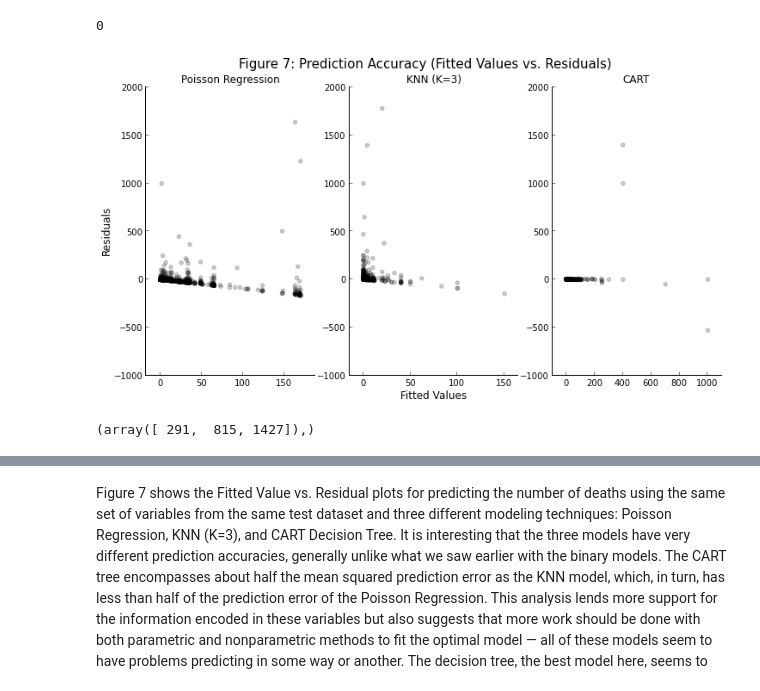
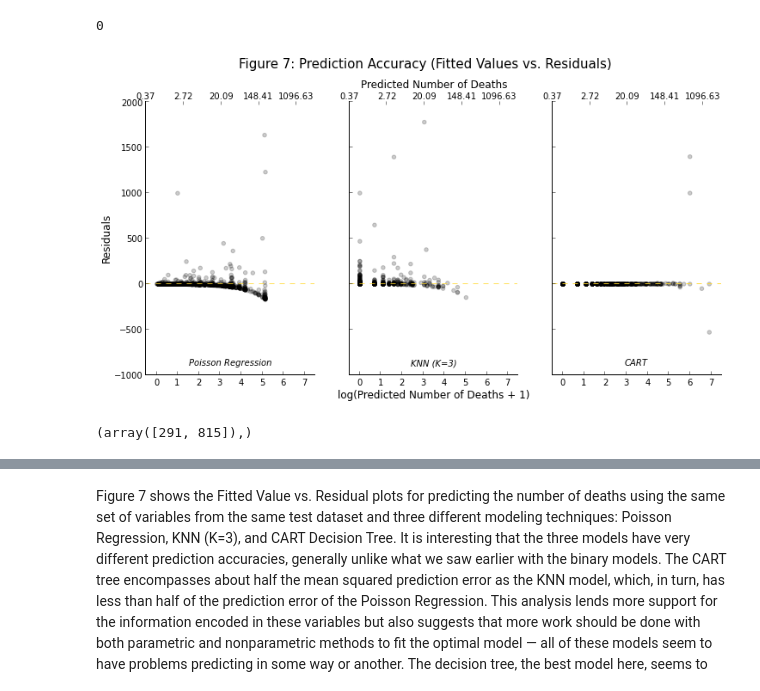
Before and after one commit to boyasm/STAT-222, a Jupyter notebook: Boyas 222 Project.ipynb, the cells around one changed output, grey strips where cells are left out. Drawn from its saved outputs; the diff is of its cells as text; code cells hidden in the pictures.

```diff
--- a/Boyas 222 Project.ipynb
+++ b/Boyas 222 Project.ipynb
@@ -1268,7 +1274,13 @@ v = v[~np.isnan(v).any(1)]
 Y = v.ndeath
 X = v[['ndeath', 'locnum', 'cgovtarget', 'etype', 'issue1', 'cinc']]
 estsCART = clf.predict(X)
-trueCART = Y
+trueCART = np.array(Y)
+
+#separate 3 outliers into individual objects
+estsCART_out = estsCART[[258, 291, 815]]
+trueCART_out = trueCART.T[[258, 291, 815]].T
+estsCART_del = np.delete(estsCART, [258, 291, 815])
+trueCART_del = np.delete(trueCART, [258, 291, 815])
 # %%
 # Use the same variablesto fit and test a KNN
 v = train[['ndeath', 'locnum', 'cgovtarget', 'etype', 'issue1', 'cinc']]
@@ -1306,9 +1324,17 @@ trueKNN = true.T
 # %%
-# Make residual plots for the models
+# Make residual plots for the models - no outlier legend
 fig = figure(figsize=(12,6), dpi=300)
+
+#PLOT THE POISSON
 ax1 = plt.subplot(131)
 width = 0.5
-p1 = ax1.scatter(estsP, trueP-estsP, color='black', alpha=0.2)
+p1 = ax1.scatter(np.log(estsP+1), trueP-estsP, color='black', alpha=0.2)
+ax1.set_xlim((-0.5,7.5))
+ax11 = ax1.twiny()
+oldAx = ax1.get_xticks()
+ax11.set_xlim((np.min(oldAx), np.max(oldAx)))
+ax11.set_xticks(oldAx[::2])
+ax11.set_xticklabels(np.round(exp(oldAx[::2]), decimals=2))
 
 axesToLose = ['top', 'right']
 for axis in axesToLose:
@@ -1318,52 +1344,69 @@ ax1.xaxis.set_ticks_position('bottom')
 ax1.yaxis.set_ticks_position('left')
 
 ax1.set_ylabel('Residuals', fontsize=12)
-ax1.set_xlim((-0.1*np.max(estsP), 1.1*np.max(estsP)))
 ax1.set_ylim((-1000, 2000))
+ax1.axhline(0, color=light[5], ls='dashed', alpha=0.75)
+ax1.text(3.5,-900, 'Poisson Regression', style='italic', horizontalalignment='center')
 
-ax1.set_title('Poisson Regression')
-
+#PLOT THE KNN
 ax2 = plt.subplot(132)
 width = 0.5
-p2 = ax2.scatter(estsKNN, trueKNN-estsKNN, color='black', alpha=0.2)
+p2 = ax2.scatter(np.log(estsKNN+1), trueKNN-estsKNN, color='black', alpha=0.2)
+ax2.set_xlim((-0.5,7.5))
+ax21 = ax2.twiny()
+oldAx = ax2.get_xticks()
+ax21.set_xlim((np.min(oldAx), np.max(oldAx)))
+ax21.set_xticks(oldAx[::2])
+ax21.set_xticklabels(np.round(exp(oldAx[::2]), decimals=2))
 
 axesToLose = ['top', 'right']
 for axis in axesToLose:
     ax2.spines[axis].set_visible(False)
 
 ax2.xaxis.set_ticks_position('bottom')
 ax2.yaxis.set_ticks_position('left')
+ax2.set_yticklabels([])
+ax2.set_xlabel('log(Predicted Number of Deaths + 1)', fontsize=12)
+ax21.set_xlabel('Predicted Number of Deaths', fontsize=12)
+ax2.set_xlim((-0.5, 7.5))
+ax2.set_ylim((-1000, 2000))
+ax2.axhline(0, color=light[5], ls='dashed', alpha=0.75)
+ax2.text(3.5,-900, 'KNN (K=3)', style='italic', horizontalalignment='center')
 
-ax2.set_xlabel('Fitted Values', fontsize=12)
-ax2.set_xlim((-0.1*np.max(estsKNN), 1.1*np.max(estsKNN)))
-ax2.set_ylim((-1000, 2000))
-
-ax2.set_title('KNN (K=3)')
-
+#PLOT THE CART
 ax3 = plt.subplot(133)
 width = 0.5
-p3 = ax3.scatter(estsCART, trueCART-estsCART, color='black', alpha=0.2)
+p3 = ax3.scatter(np.log(estsCART +1), trueCART-estsCART, color='black', alpha=0.2)
+ax3.set_xlim((-0.5,7.5))
+ax31 = ax3.twiny()
+oldAx = ax3.get_xticks()
+ax31.set_xlim((np.min(oldAx), np.max(oldAx)))
+ax31.set_xticks(oldAx[::2])
+ax31.set_xticklabels(np.round(exp(oldAx[::2]), decimals=2))
 
 axesToLose = ['top', 'right']
 for axis in axesToLose:
     ax3.spines[axis].set_visible(False)
 
 ax3.xaxis.set_ticks_position('bottom')
 ax3.yaxis.set_ticks_position('left')
-ax3.set_xlim((-0.1*np.max(estsCART), 1.1*np.max(estsCART)))
+ax3.set_yticklabels([])
+ax3.set_xlim((-0.5, 7.5))
 ax3.set_ylim((-1000, 2000))
+ax3.axhline(0, color=light[5], ls='dashed', alpha=0.85)
+ax3.text(3.5,-900, 'CART', style='italic', horizontalalignment='center')
 
-ax3.set_title('CART')
 
 fig.suptitle('Figure 7: Prediction Accuracy (Fitted Values vs. Residuals) \n', fontsize=15)
+plt.subplots_adjust(top=.86)
 #plt.savefig('fig7.pdf', format='pdf', bbox_inches='tight')
 plt.show()
 
 mspeP = np.sum(np.square(trueP - estsP))
 mspeK = np.sum(np.square(trueKNN - estsKNN))
 mspeC = np.sum(np.square(trueCART - estsCART))
 np.argmin([mspeP, mspeK, mspeC])
-np.where(abs(trueCART-estsCART) > 450)
+np.where(trueCART-estsCART > 450)
 # %% [output]
-[figure, old version]
+[figure, new version]
-(array([ 291,  815, 1427]),)
+(array([291, 815]),)
```
Also changed, not shown: parts of 9 cells of this notebook, 3 other files.
